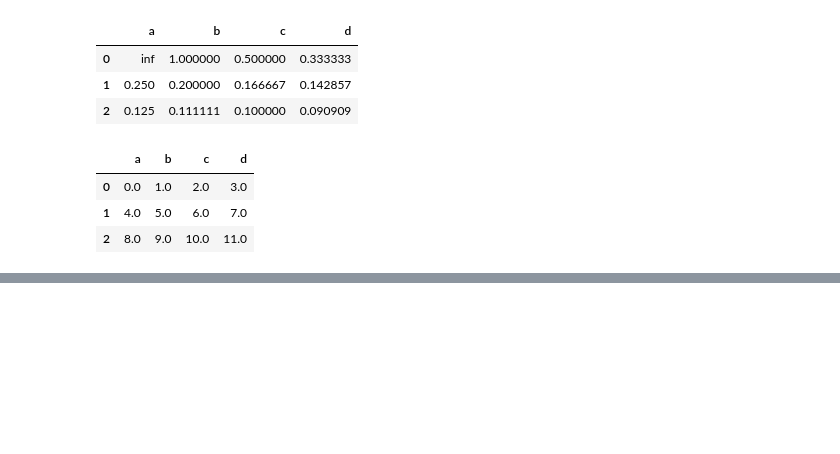
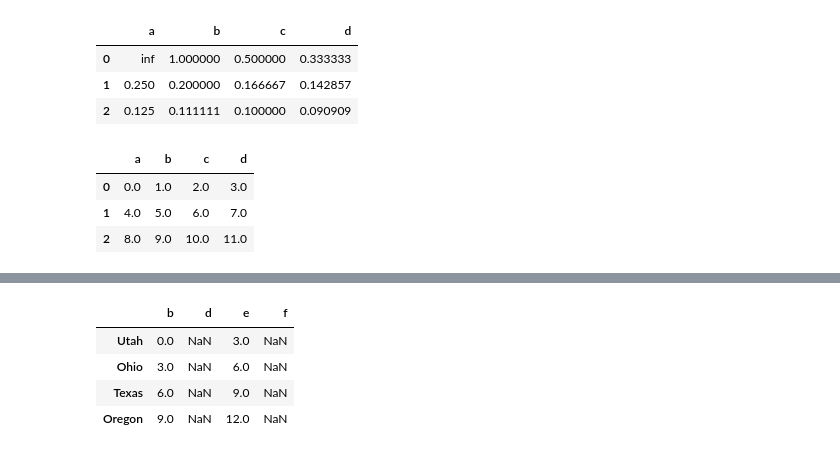
Before and after one commit to sminAhn/jupyter, a Jupyter notebook: pandas/ex03.ipynb, the cells around one changed output, grey strips where cells are left out. Drawn from its saved outputs; the diff is of its cells as text; code cells hidden in the pictures; blank space fills up the shorter version.

```diff
--- a/pandas/ex03.ipynb
+++ b/pandas/ex03.ipynb
@@ -303,0 +326,8 @@ df1.div(1) #나누어지는 위치가 다른 pair 메소드를 가진다.
+# %%
+frame = pd.DataFrame(np.arange(12.).reshape((4,3)),
+                    columns=list('bde'),
+                    index=['Utah','Ohio','Texas','Oregon'])
+
+series = frame.iloc[0]
+
+frame
@@ -303,0 +348,12 @@ df1.div(1) #나누어지는 위치가 다른 pair 메소드를 가진다.
+# %%
+# 색인값을 DataFrame의 컬럼이나 Series 의 색인에서 찾을 수 없다면,
+# 그 객체는 형식을 맞추기 위해 재색인된다.
+series2 = pd.Series(np.arange(3), index=['b','e','f'])
+
+frame + series2
+# %% [output]
+|  | b | d | e | f |
+| Utah | 0.0 | NaN | 3.0 | NaN |
+| Ohio | 3.0 | NaN | 6.0 | NaN |
+| Texas | 6.0 | NaN | 9.0 | NaN |
+| Oregon | 9.0 | NaN | 12.0 | NaN |
```
Also changed, not shown: parts of 14 cells of this notebook.
